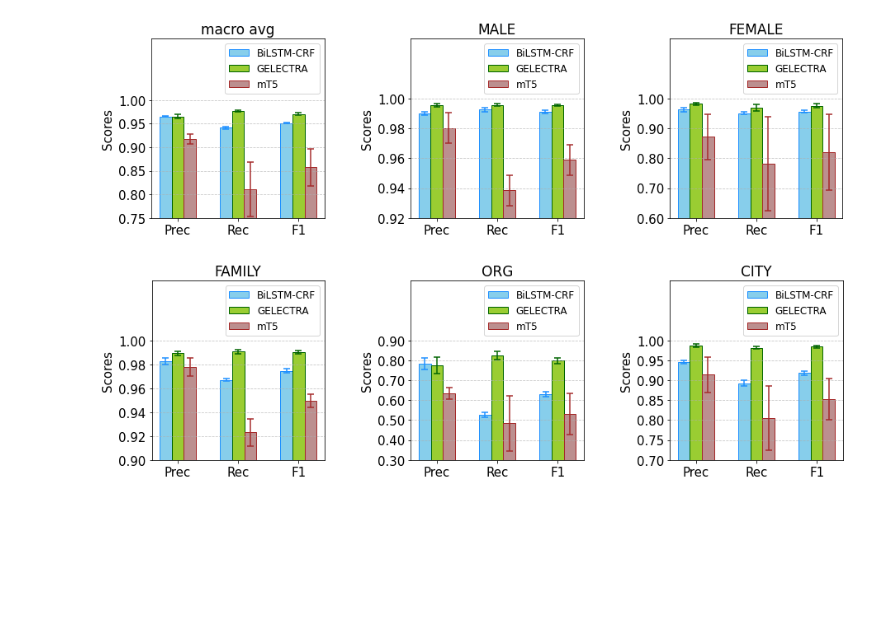
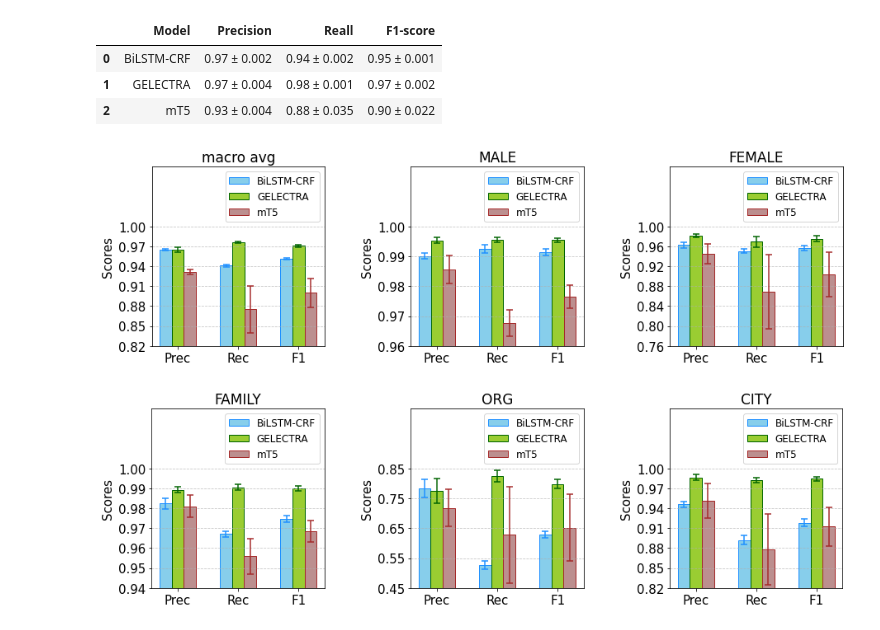
Before and after one commit to calgo-lab/pseugc, a Jupyter notebook: entity_prediction_performance_comparison_of_models.ipynb, the cells around one changed output. Cells and saved outputs as stored; diff of their text form; code cells hidden in the pictures; blank space fills up the shorter version.

Commit message:
PSEUGC-PE-5: Update plots, script due to change of metrics files for 10K samples of mT5 ner performance and add comparison table doc

```diff
--- a/entity_prediction_performance_comparison_of_models.ipynb
+++ b/entity_prediction_performance_comparison_of_models.ipynb
@@ -68,3 +75,16 @@ metrics = ['Prec', 'Rec', 'F1']
+# %%
+table_tuples: List[str] = list()
+for idx, model in enumerate(models):
+    precision_str = f'{round(macro_avg_means[idx][0], 2): .2f} ± {round(macro_avg_std_devs[idx][0], 3)}'
+    recall_str = f'{round(macro_avg_means[idx][1], 2): .2f} ± {round(macro_avg_std_devs[idx][1], 3)}'
+    f1_score_str = f'{round(macro_avg_means[idx][2], 2): .2f} ± {round(macro_avg_std_devs[idx][2], 3)}'
+    table_tuples.append((models[idx], precision_str, recall_str, f1_score_str))
+pd.DataFrame(table_tuples, columns=["Model", "Precision", "Reall", "F1-score"])
+# %% [output]
+|  | Model | Precision | Reall | F1-score |
+| 0 | BiLSTM-CRF | 0.97 ± 0.002 | 0.94 ± 0.002 | 0.95 ± 0.001 |
+| 1 | GELECTRA | 0.97 ± 0.004 | 0.98 ± 0.001 | 0.97 ± 0.002 |
+| 2 | mT5 | 0.93 ± 0.004 | 0.88 ± 0.035 | 0.90 ± 0.022 |
 # %%
 plots_dir = "plots"
 os.makedirs(plots_dir, exist_ok=True)
@@ -76,14 +96,6 @@ fig.subplots_adjust(wspace=0.50)
 bar_width = 0.040  # Width of the bars
 index = np.arange(len(metrics)) * 0.20  # Adjust spacing between metrics
 
-
-
-# macro avg
-macro_avg_data = np.array(metrics_data['macro avg'])
-
-# Compute the mean and standard deviation for each group and bar
-macro_avg_means = np.mean(macro_avg_data, axis=2)
-macro_avg_std_devs = np.std(macro_avg_data, axis=2)
 
 # print(f'{macro_avg_means+macro_avg_std_devs}')
 # print(f'{macro_avg_means-macro_avg_std_devs}')
@@ -138,8 +150,8 @@ axes[0].bar(
     }
 )
 axes[0].set_title('macro avg', fontsize=17)
-axes[0].set_ylim(0.75, 1.13)
-axes[0].set_yticks(np.arange(0.75, 1.01, 0.05))
+axes[0].set_ylim(0.82, 1.09)
+axes[0].set_yticks(np.arange(0.82, 1.01, 0.03))
 axes[0].legend(loc='upper right', fontsize=12)
 axes[0].set_ylabel('Scores', fontsize=15, labelpad=5)
 axes[0].set_xticks(index + bar_width)
@@ -209,8 +221,8 @@ axes[1].bar(
     }
 )
 axes[1].set_title('MALE', fontsize=17)
-axes[1].set_ylim(0.92, 1.04)
-axes[1].set_yticks(np.arange(0.92, 1.01, 0.02))
+axes[1].set_ylim(0.96, 1.020)
+axes[1].set_yticks(np.arange(0.96, 1.001, 0.01))
 axes[1].legend(loc='upper right', fontsize=12)
 axes[1].set_ylabel('Scores', fontsize=15, labelpad=5)
 axes[1].set_xticks(index + bar_width)
@@ -281,8 +293,8 @@ axes[2].bar(
     }
 )
 axes[2].set_title('FEMALE', fontsize=17)
-axes[2].set_ylim(0.60, 1.2)
-axes[2].set_yticks(np.arange(0.60, 1.01, 0.10))
+axes[2].set_ylim(0.76, 1.12)
+axes[2].set_yticks(np.arange(0.76, 1.01, 0.04))
 axes[2].legend(loc='upper right', fontsize=12)
 axes[2].set_ylabel('Scores', fontsize=15, labelpad=5)
 axes[2].set_xticks(index + bar_width)
@@ -292,20 +304,15 @@ axes[2].tick_params(axis='x', labelsize=15)
 axes[2].grid(axis='y', linestyle='--', alpha=0.7)
 axes[2].yaxis.set_major_formatter(FormatStrFormatter('%.2f'))
 
-plot_file_ext = "svg"
+plot_file_ext = "pdf"
 plot_name = "entity_prediction_performance_comparison_of_models_macro_avg_male_female"
 plot_file_name = f"{plot_name}.{plot_file_ext}"
 plot_file_path = os.path.join(plots_dir, plot_file_name)
-plt.savefig(plot_file_path, format=plot_file_ext, dpi=1200, bbox_inches='tight')
-
-# Convert to pdf
-plot_pdf_name = f"{plot_name}.pdf"
-plot_pdf_path = os.path.join(plots_dir, plot_pdf_name)
-cairosvg.svg2pdf(url=plot_file_path, write_to=plot_pdf_path)
+plt.savefig(plot_file_path, format=plot_file_ext, dpi=600, bbox_inches='tight')
 
 plt.show()
 # %% [output]
-[figure, old version]
+[figure, new version]
 # %%
 fig, axes = plt.subplots(nrows=1, ncols=3, figsize=(15, 4))
 fig.subplots_adjust(wspace=0.50)
@@ -321,10 +328,10 @@ family_avg_data = np.array(metrics_data['FAMILY'])
 
 # Compute the mean and standard deviation for each group and bar
 family_avg_means = np.mean(family_avg_data, axis=2)
-family_avg_std_devs = np.std(family_avg_data, axis=2)
+family_std_devs = np.std(family_avg_data, axis=2)
 
-# print(f'{family_avg_means+family_avg_std_devs}')
-# print(f'{family_avg_means-family_avg_std_devs}')
+# print(f'{family_avg_means+family_std_devs}')
+# print(f'{family_avg_means-family_std_devs}')
 
 # Plot bars for each model with specified colors
 axes[0].bar(
@@ -335,7 +342,7 @@ axes[0].bar(
     color='skyblue',
     edgecolor='dodgerblue',
     align='center',
-    yerr=family_avg_std_devs[0],
+    yerr=family_std_devs[0],
     error_kw = {
         'ecolor': 'dodgerblue',
         'capsize': 4,
@@ -351,7 +358,7 @@ axes[0].bar(
     color='yellowgreen',
     edgecolor='darkgreen',
     align='center',
-    yerr=family_avg_std_devs[1],
+    yerr=family_std_devs[1],
     error_kw = {
         'ecolor': 'darkgreen',
         'capsize': 4,
@@ -367,7 +374,7 @@ axes[0].bar(
     color='rosybrown',
     edgecolor='brown',
     align='center',
-    yerr=family_avg_std_devs[2],
+    yerr=family_std_devs[2],
     error_kw = {
         'ecolor': 'brown',
         'capsize': 4,
@@ -376,8 +383,8 @@ axes[0].bar(
     }
 )
 axes[0].set_title('FAMILY', fontsize=17)
-axes[0].set_ylim(0.90, 1.05)
-axes[0].set_yticks(np.arange(0.90, 1.01, 0.02))
+axes[0].set_ylim(0.94, 1.03)
+axes[0].set_yticks(np.arange(0.94, 1.001, 0.01))
 axes[0].legend(loc='upper right', fontsize=12)
 axes[0].set_ylabel('Scores', fontsize=15, labelpad=5)
 axes[0].set_xticks(index + bar_width)
@@ -447,8 +454,8 @@ axes[1].bar(
     }
 )
 axes[1].set_title('ORG', fontsize=17)
-axes[1].set_ylim(0.30, 1.20)
-axes[1].set_yticks(np.arange(0.30, 0.91, 0.10))
+axes[1].set_ylim(0.45, 1.05)
+axes[1].set_yticks(np.arange(0.45, 0.86, 0.10))
 axes[1].legend(loc='upper right', fontsize=12)
 axes[1].set_ylabel('Scores', fontsize=15, labelpad=5)
 axes[1].set_xticks(index + bar_width)
@@ -509,42 +516,37 @@ axes[2].bar(
     bar_width,
     label=models[2],
     color='rosybrown',
     edgecolor='brown',
     align='center',
     yerr=city_std_devs[2],
     error_kw = {
         'ecolor': 'brown',
         'capsize': 4,
         'elinewidth': 1.5,
         'capthick': 1.5
     }
 )
 axes[2].set_title('CITY', fontsize=17)
-axes[2].set_ylim(0.70, 1.15)
-axes[2].set_yticks(np.arange(0.70, 1.01, 0.05))
+axes[2].set_ylim(0.82, 1.09)
+axes[2].set_yticks(np.arange(0.82, 1.01, 0.03))
 axes[2].legend(loc='upper right', fontsize=12)
 axes[2].set_ylabel('Scores', fontsize=15, labelpad=5)
 axes[2].set_xticks(index + bar_width)
 axes[2].set_xticklabels(metrics)
 axes[2].tick_params(axis='y', labelsize=15)
 axes[2].tick_params(axis='x', labelsize=15)
 axes[2].grid(axis='y', linestyle='--', alpha=0.7)
 axes[2].yaxis.set_major_formatter(FormatStrFormatter('%.2f'))
 
-plot_file_ext = "svg"
+plot_file_ext = "pdf"
 plot_name = "entity_prediction_performance_comparison_of_models_family_org_city"
 plot_file_name = f"{plot_name}.{plot_file_ext}"
 plot_file_path = os.path.join(plots_dir, plot_file_name)
 plt.savefig(plot_file_path, format=plot_file_ext, dpi=1200, bbox_inches='tight')
 
-# Convert to pdf
-plot_pdf_name = f"{plot_name}.pdf"
-plot_pdf_path = os.path.join(plots_dir, plot_pdf_name)
-cairosvg.svg2pdf(url=plot_file_path, write_to=plot_pdf_path)
-
 plt.show()
 # %% [output]
-[figure, old version]
+[figure, new version]
 # %%
 fig, axes = plt.subplots(nrows=1, ncols=3, figsize=(15, 4))
 fig.subplots_adjust(wspace=0.50)
```
Also changed, not shown: parts of 6 cells of this notebook, 17 other files.
